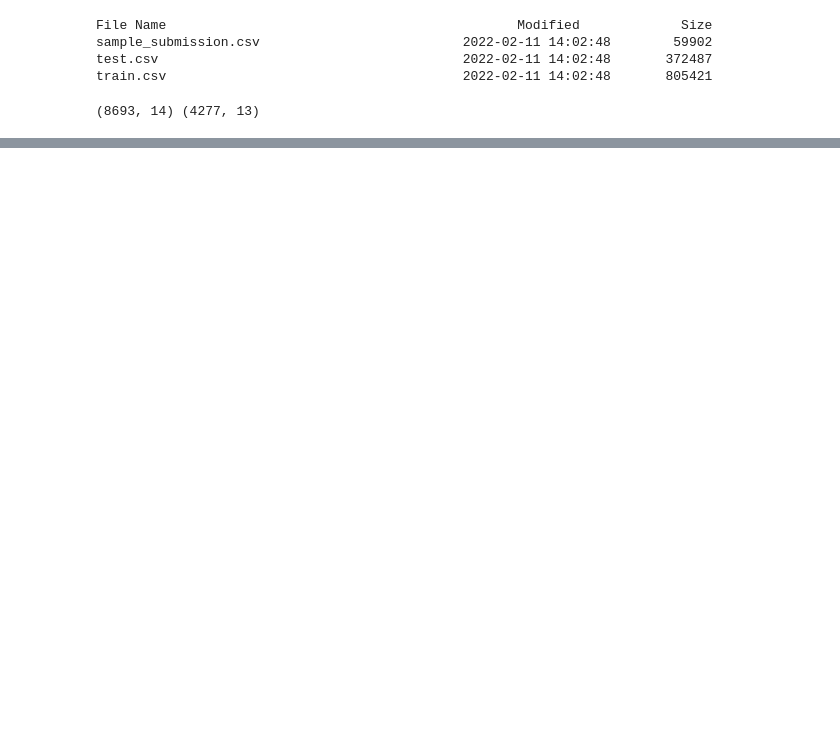
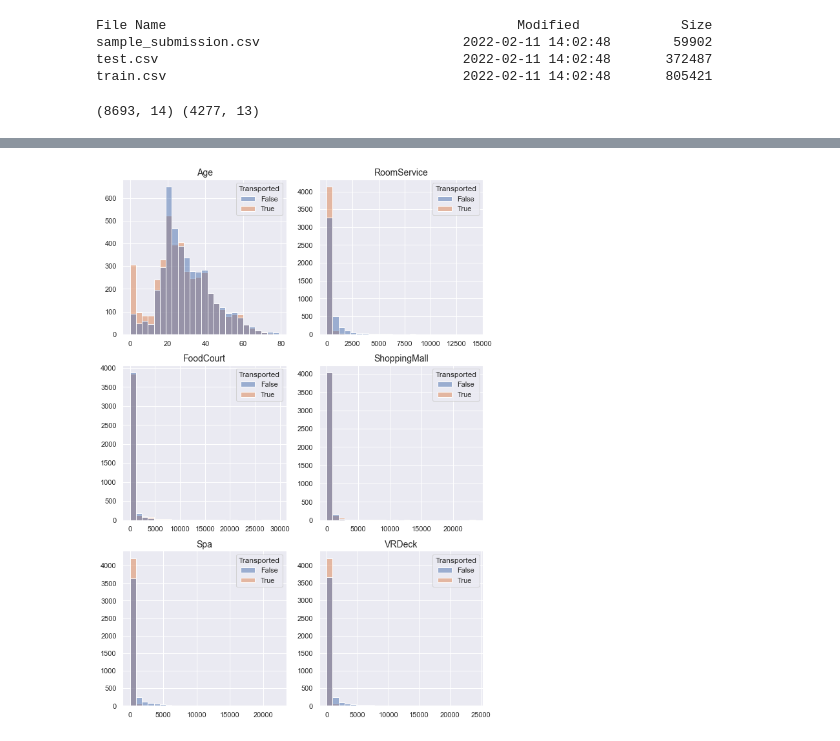
Before and after one commit to yulun-cd/space-titanic, a Jupyter notebook: space-titanic.ipynb, the cells around one changed output, grey strips where cells are left out. Drawn from its saved outputs; the diff is of its cells as text; code cells hidden in the pictures; blank space fills up the shorter version.

```diff
--- a/space-titanic.ipynb
+++ b/space-titanic.ipynb
@@ -1,12 +1,13 @@
 # %%
 # !pip install kaggle
 # !kaggle competitions download -c spaceship-titanic
+
 import zipfile
 import pandas as pd
-import numpy
 
 import matplotlib.pyplot as plt
 import seaborn as sns
+sns.set_theme(style='darkgrid')
 # %%
 with zipfile.ZipFile('spaceship-titanic.zip') as zip:
     zip.printdir()
@@ -46,0 +68,17 @@ df_train.describe()
+# %%
+# columns of numerical features
+num_cols = ['Age', 'RoomService', 'FoodCourt', 'ShoppingMall', 'Spa', 'VRDeck']
+
+# visualise the relationship between the numerical features and the target
+fig, axs = plt.subplots(3, 2, figsize=(10,15))
+
+for i, col in enumerate(num_cols):
+    ax = axs[i//2][i%2]
+    sns.histplot(data=df_train, x=col, hue='Transported', bins=25, ax=ax)
+    ax.set_xlabel('')
+    ax.set_ylabel('')
+    ax.set_title(col, fontsize=14)
+
+plt.show()
+# %% [output]
+[figure, added]
```
Also changed, not shown: parts of 28 cells of this notebook.
